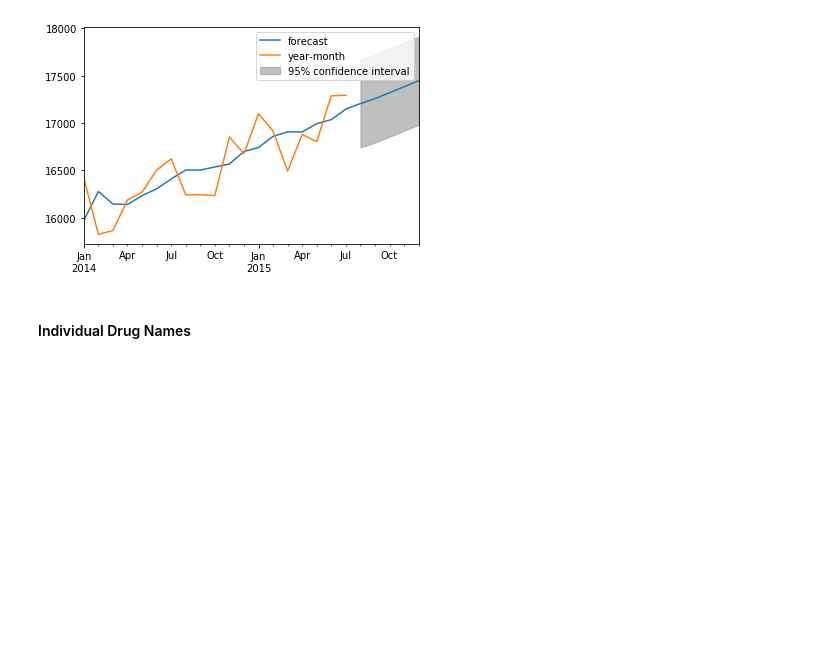
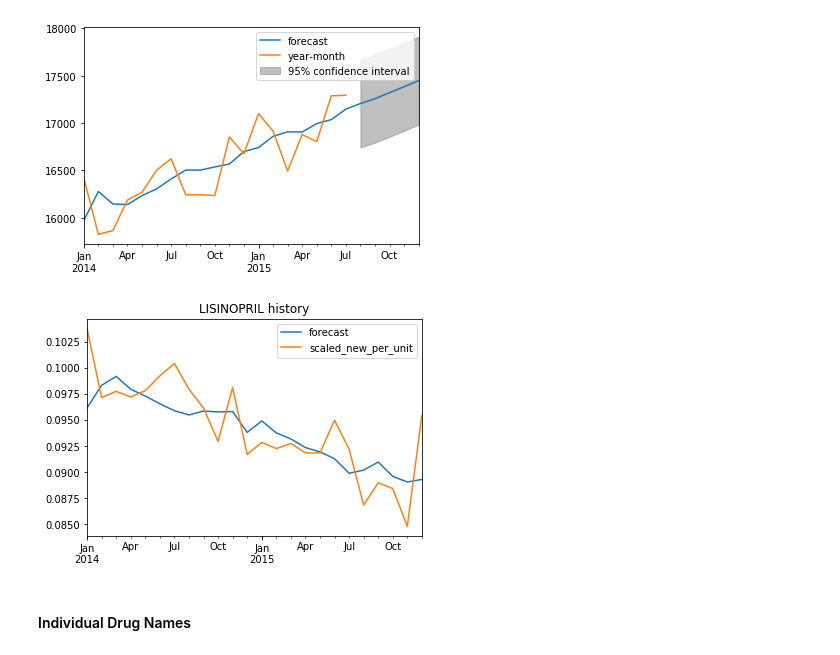
Before and after one commit to Cervantes92/drug-prices, a Jupyter notebook: main.ipynb, the cells around one changed output. Saved outputs shown, nothing was run; the diff lists cells and outputs as text; code cells hidden in the pictures; blank space fills up the shorter version.

Commit message:
Arima model for every drug

```diff
--- a/main.ipynb
+++ b/main.ipynb
@@ -707,6 +704,20 @@ DatetimeIndex(['2013-12-01', '2014-01-01', '2014-02-01', '2014-03-01',
 2013-12-01 00:00:00 <class 'pandas._libs.tslibs.timestamps.Timestamp'>
 [figure]
 [figure]
+# %%
+#LISINOPRIL
+drug = 'LISINOPRIL'
+
+drug_history = raw[raw['drug_name'] == str(drug)].groupby(['year-month']).mean()
+arima_models[drug] = ARIMA(drug_history['scaled_new_per_unit'], order = (1,1,1)).fit()
+
+#Plot results
+
+arima_models[drug].plot_predict(start = drug_history.index[1],end = max(drug_history.index))
+plt.title('{} history'.format(drug))
+plt.show()
+# %% [output]
+[figure, added]
 # %% [markdown]
 #### Individual Drug Names
 # %%
```
Also changed, not shown: parts of 6 cells of this notebook.
